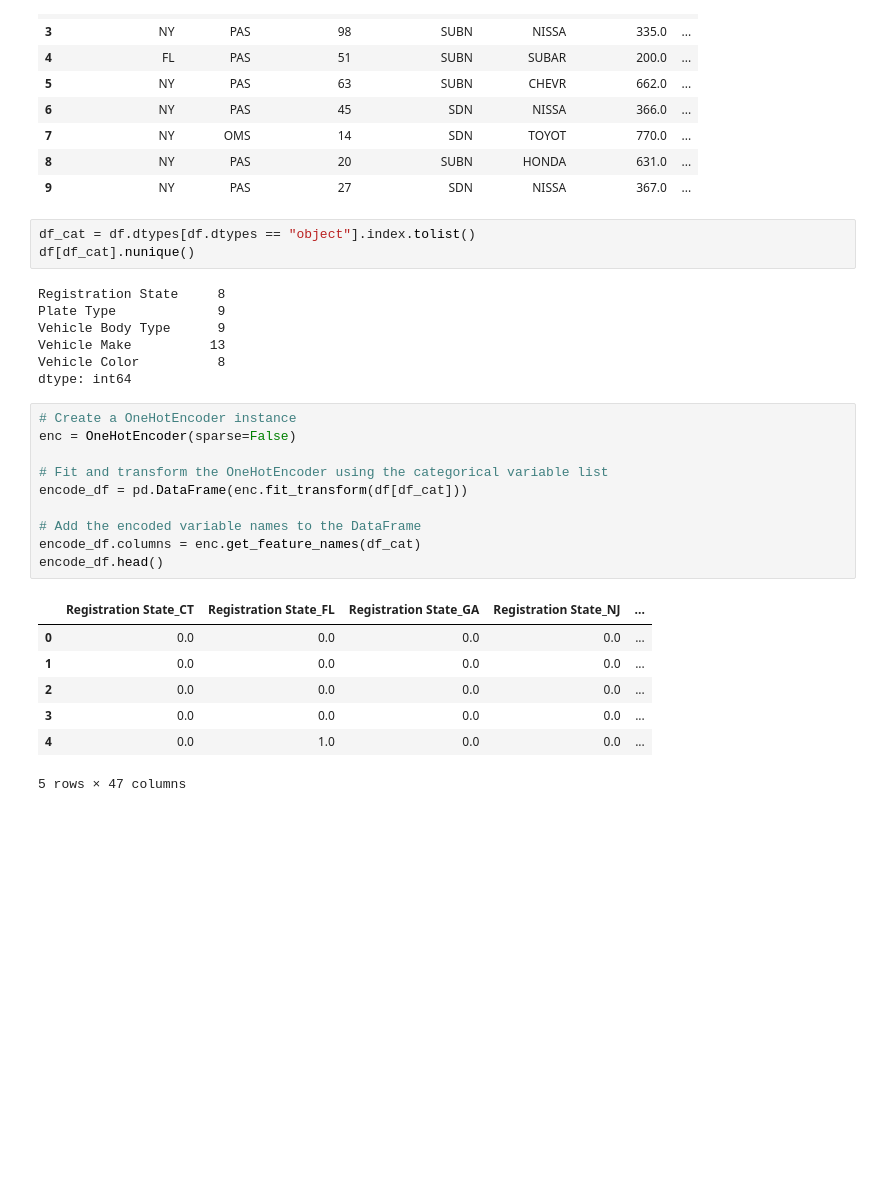
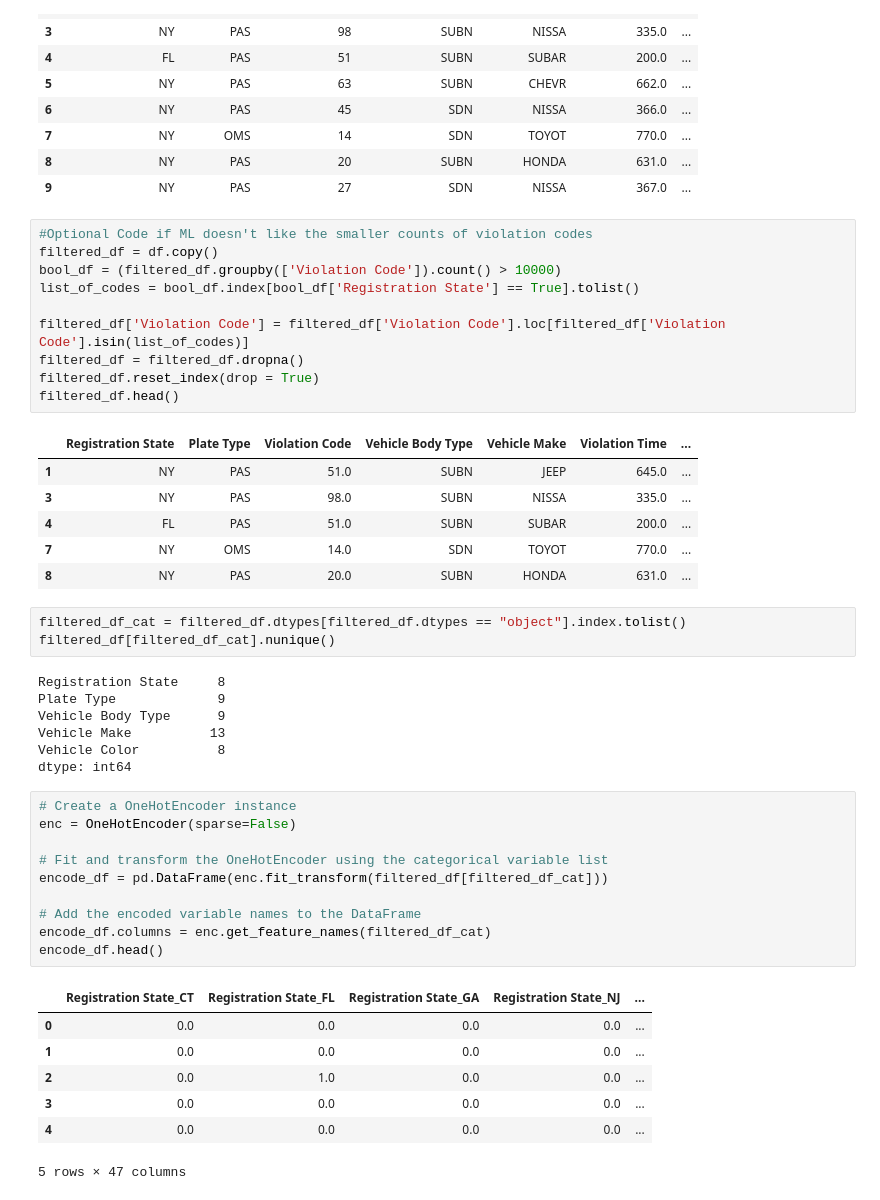
Before and after one commit to chojunhyun94/Parking_Violations_NYC, a Jupyter notebook: Notebooks/parking_violations_nn.ipynb, the cells around one changed output. Drawn from its saved outputs; the diff is of its cells as text; blank space fills up the shorter version.

```diff
--- a/Notebooks/parking_violations_nn.ipynb
+++ b/Notebooks/parking_violations_nn.ipynb
@@ -50,32 +50,49 @@ df.head(10)
 | 8 | NY | PAS | 20 | SUBN | HONDA | 631.0 | ... |
 | 9 | NY | PAS | 27 | SDN | NISSA | 367.0 | ... |
 # %%
-df_cat = df.dtypes[df.dtypes == "object"].index.tolist()
-df[df_cat].nunique()
+#Optional Code if ML doesn't like the smaller counts of violation codes
+filtered_df = df.copy()
+bool_df = (filtered_df.groupby(['Violation Code']).count() > 10000)
+list_of_codes = bool_df.index[bool_df['Registration State'] == True].tolist()
+
+filtered_df['Violation Code'] = filtered_df['Violation Code'].loc[filtered_df['Violation Code'].isin(list_of_codes)]
+filtered_df = filtered_df.dropna()
+filtered_df.reset_index(drop = True)
+filtered_df.head()
 # %% [output]
-Registration State     8
-Plate Type             9
-Vehicle Body Type      9
-Vehicle Make          13
-Vehicle Color          8
-dtype: int64
+|  | Registration State | Plate Type | Violation Code | Vehicle Body Type | Vehicle Make | Violation Time | ... |
+| 1 | NY | PAS | 51.0 | SUBN | JEEP | 645.0 | ... |
+| 3 | NY | PAS | 98.0 | SUBN | NISSA | 335.0 | ... |
+| 4 | FL | PAS | 51.0 | SUBN | SUBAR | 200.0 | ... |
+| 7 | NY | OMS | 14.0 | SDN | TOYOT | 770.0 | ... |
+| 8 | NY | PAS | 20.0 | SUBN | HONDA | 631.0 | ... |
+# %%
+filtered_df_cat = filtered_df.dtypes[filtered_df.dtypes == "object"].index.tolist()
+filtered_df[filtered_df_cat].nunique()
+# %% [output]
+Registration State     8
+Plate Type             9
+Vehicle Body Type      9
+Vehicle Make          13
+Vehicle Color          8
+dtype: int64
 # %%
 # Create a OneHotEncoder instance
 enc = OneHotEncoder(sparse=False)
 
 # Fit and transform the OneHotEncoder using the categorical variable list
-encode_df = pd.DataFrame(enc.fit_transform(df[df_cat]))
+encode_df = pd.DataFrame(enc.fit_transform(filtered_df[filtered_df_cat]))
 
 # Add the encoded variable names to the DataFrame
-encode_df.columns = enc.get_feature_names(df_cat)
+encode_df.columns = enc.get_feature_names(filtered_df_cat)
 encode_df.head()
 # %% [output]
 |  | Registration State_CT | Registration State_FL | Registration State_GA | Registration State_NJ | ... |
 | 0 | 0.0 | 0.0 | 0.0 | 0.0 | ... |
 | 1 | 0.0 | 0.0 | 0.0 | 0.0 | ... |
-| 2 | 0.0 | 0.0 | 0.0 | 0.0 | ... |
+| 2 | 0.0 | 1.0 | 0.0 | 0.0 | ... |
 | 3 | 0.0 | 0.0 | 0.0 | 0.0 | ... |
-| 4 | 0.0 | 1.0 | 0.0 | 0.0 | ... |
+| 4 | 0.0 | 0.0 | 0.0 | 0.0 | ... |
 5 rows × 47 columns
 # %%
 # Merge one-hot encoded features and drop the originals
```
Also changed, not shown: parts of 22 cells of this notebook, 1 other file.
